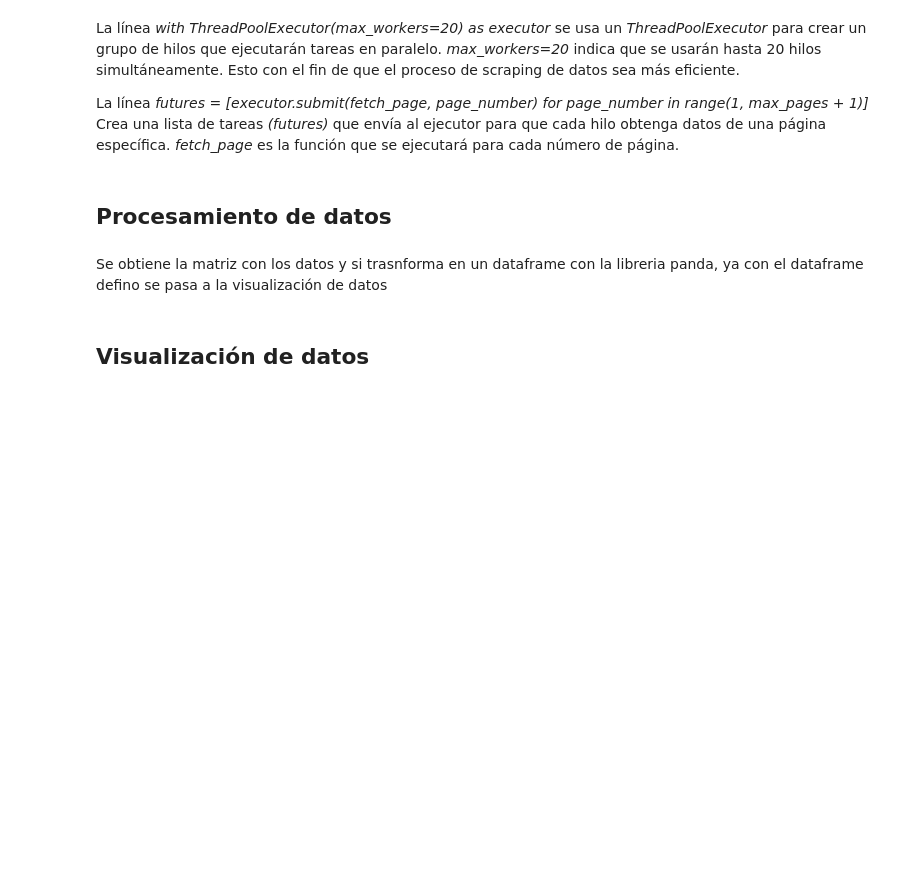
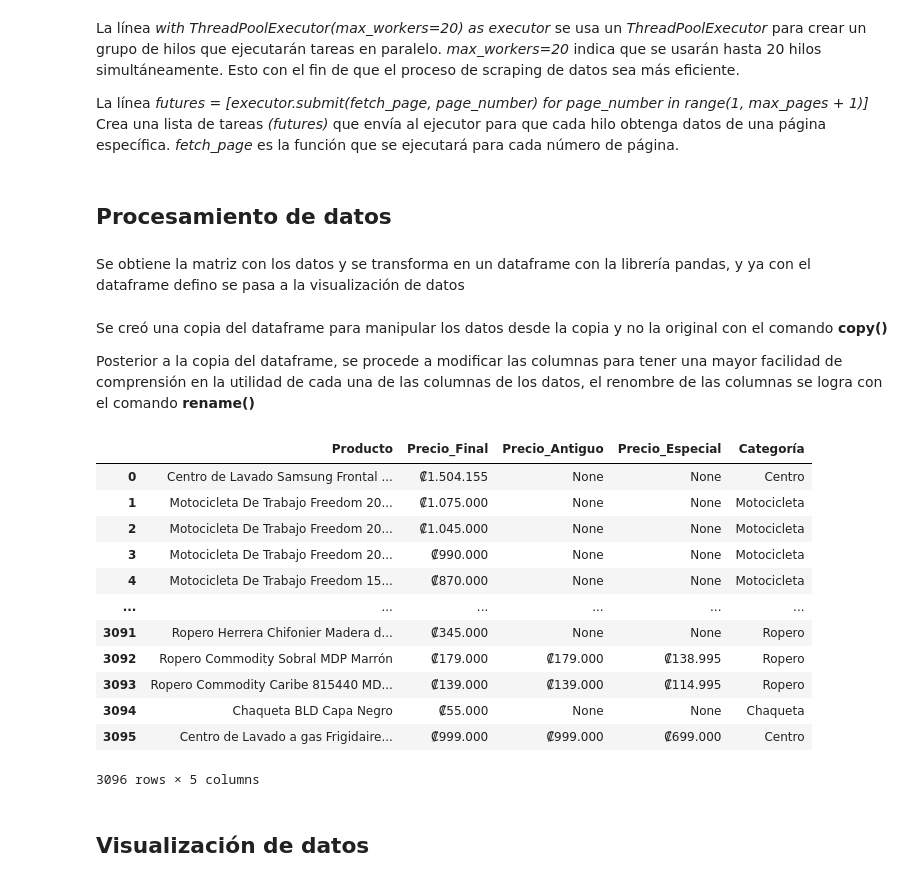
Before and after one commit to calerovillalobos10/WebScraping_Python, a Jupyter notebook: Lab1_PF3347.ipynb, the cells around one changed output. Drawn from its saved outputs; the diff is of its cells as text; code cells hidden in the pictures; blank space fills up the shorter version.

```diff
--- a/Lab1_PF3347.ipynb
+++ b/Lab1_PF3347.ipynb
@@ -252,12 +251,37 @@ all_data = collect_data_from_pages(max_pages)
 # %% [markdown]
 ## Procesamiento de datos
 # %% [markdown]
-Se obtiene la matriz con los datos y si trasnforma en un dataframe con la libreria panda, ya con el dataframe defino se pasa a la visualización de datos
+Se obtiene la matriz con los datos y se transforma en un dataframe con la librería pandas, y ya con el dataframe defino se pasa a la visualización de datos
 # %%
 # Se importa la libreria para pandas
 import pandas as pd
 # Se obtiene la matriz de datos para ser colocada en un data frame con las columnas para su presentación
 df = pd.DataFrame(all_data, columns=["name", "final_price", "old_price", "special_price", "category"])
+# %% [markdown]
+Se creó una copia del dataframe para manipular los datos desde la copia y no la original con el comando **copy()**
+
+Posterior a la copia del dataframe, se procede a modificar las columnas para tener una mayor facilidad de comprensión en la utilidad de cada una de las columnas de los datos, el renombre de las columnas se logra con el comando **rename()**
+# %%
+# Creamos una copia de la tabla para definir la visualización de datos
+df_aux = df[["name", "final_price", "old_price", "special_price", "category"]].copy()
+
+# Procedemos a renombrar las columnas a visualizar en los gráficos
+df_aux = df_aux.rename(columns={"name":"Producto", "final_price":"Precio_Final","old_price":"Precio_Antiguo","special_price":"Precio_Especial","category":"Categoría"})
+df_aux
+# %% [output]
+|  | Producto | Precio_Final | Precio_Antiguo | Precio_Especial | Categoría |
+| 0 | Centro de Lavado Samsung Frontal ... | ₡1.504.155 | None | None | Centro |
+| 1 | Motocicleta De Trabajo Freedom 20... | ₡1.075.000 | None | None | Motocicleta |
+| 2 | Motocicleta De Trabajo Freedom 20... | ₡1.045.000 | None | None | Motocicleta |
+| 3 | Motocicleta De Trabajo Freedom 20... | ₡990.000 | None | None | Motocicleta |
+| 4 | Motocicleta De Trabajo Freedom 15... | ₡870.000 | None | None | Motocicleta |
+| ... | ... | ... | ... | ... | ... |
+| 3091 | Ropero Herrera Chifonier Madera d... | ₡345.000 | None | None | Ropero |
+| 3092 | Ropero Commodity Sobral MDP Marrón | ₡179.000 | ₡179.000 | ₡138.995 | Ropero |
+| 3093 | Ropero Commodity Caribe 815440 MD... | ₡139.000 | ₡139.000 | ₡114.995 | Ropero |
+| 3094 | Chaqueta BLD Capa Negro | ₡55.000 | None | None | Chaqueta |
+| 3095 | Centro de Lavado a gas Frigidaire... | ₡999.000 | ₡999.000 | ₡699.000 | Centro |
+3096 rows × 5 columns
 # %% [markdown]
 ## Visualización de datos
 # %% [markdown]
```
Also changed, not shown: parts of 33 cells of this notebook.
